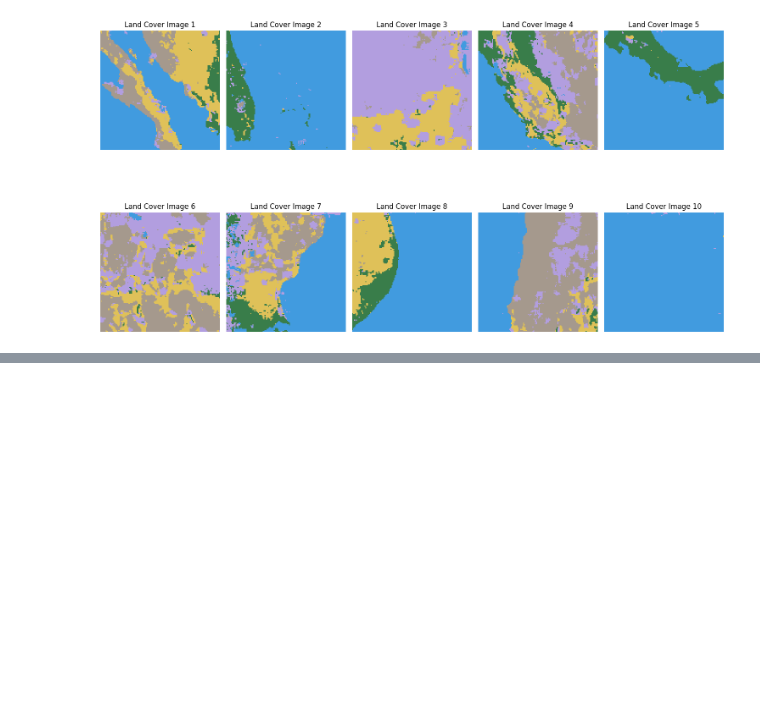
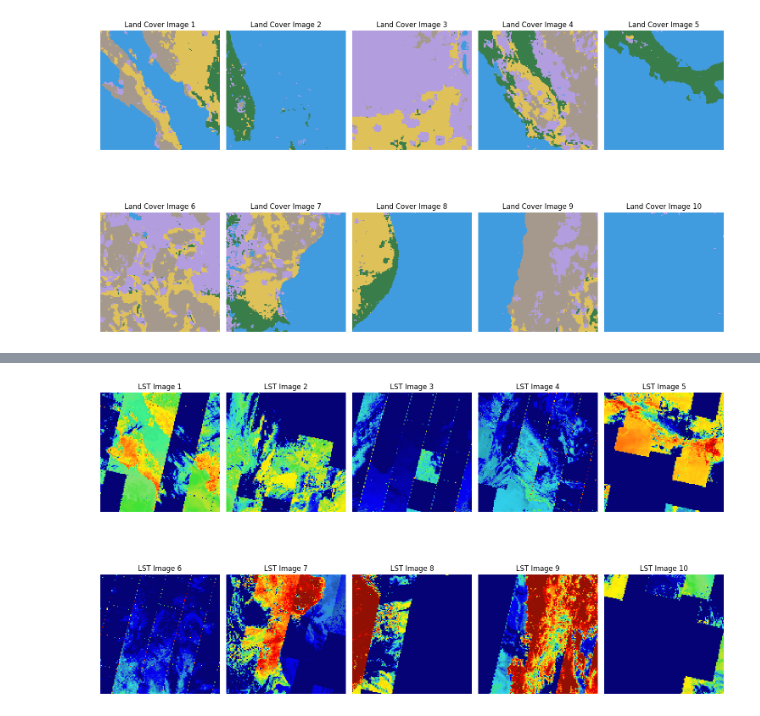
Before and after one commit to rohitp934/big_data_project, a Jupyter notebook: trainer/flax_inference.ipynb, the cells around one changed output, grey strips where cells are left out. Saved outputs shown, nothing was run; the diff lists cells and outputs as text; code cells hidden in the pictures; blank space fills up the shorter version.

```diff
--- a/trainer/flax_inference.ipynb
+++ b/trainer/flax_inference.ipynb
@@ -517,0 +227,3 @@ np.savetxt("output.csv", output, delimiter=",")
+# %%
+output = np.load("../models/flax/lst/test/epoch_140/lst/labels.npy")
+print(output.shape)
@@ -517,0 +332,4 @@ np.savetxt("output.csv", output, delimiter=",")
+# %%
+show_lst_inputs(output[:10], 10)
+# %% [output]
+[figure, added]
```
Also changed, not shown: parts of 44 cells of this notebook, 1 other file.
